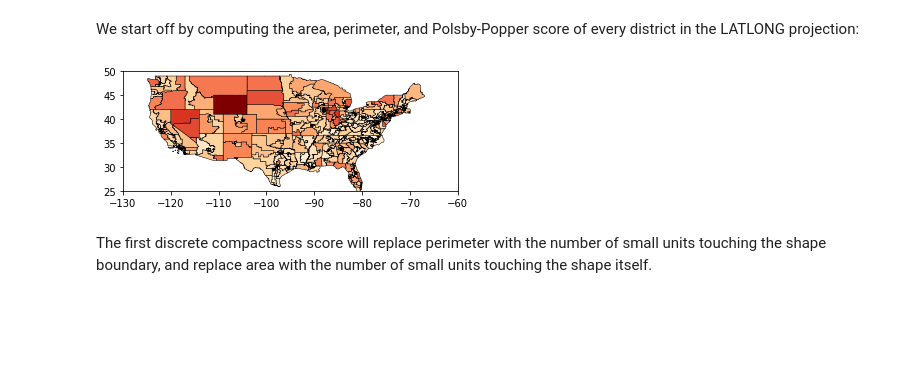
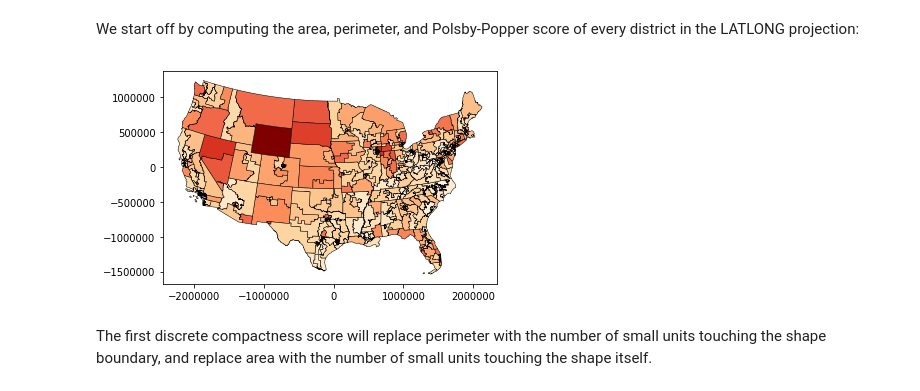
Before and after one commit to AssafBarNatan/discrete-compactness-jupyter, a Jupyter notebook: exploring-discrete-compactness.ipynb, the cells around one changed output. Saved outputs shown, nothing was run; the diff lists cells and outputs as text; code cells hidden in the pictures; blank space fills up the shorter version.

```diff
--- a/exploring-discrete-compactness.ipynb
+++ b/exploring-discrete-compactness.ipynb
@@ -20,13 +22,13 @@ plt.show()
 # %% [markdown]
 We start off by computing the area, perimeter, and Polsby-Popper score of every district in the LATLONG projection:
 # %%
+contig_us = contig_us.to_crs({"init": "esri:102009"})
 contig_us['area'] = contig_us.geometry.area
 contig_us['perim'] = contig_us.geometry.boundary.length
 contig_us['polsby'] = 4*np.pi*contig_us['area']/contig_us['perim']**2
 contig_us.plot(column='polsby',cmap='OrRd', edgecolor='black', linewidth=0.5)
-ax=plt.axis([-130,-60,25,50])
 plt.show()
 # %% [output]
-[figure, old version]
+[figure, new version]
 # %% [markdown]
 The first discrete compactness score will replace perimeter with the number of small units touching the shape boundary, and replace area with the number of small units touching the shape itself.
```
Also changed, not shown: parts of 4 cells of this notebook.
